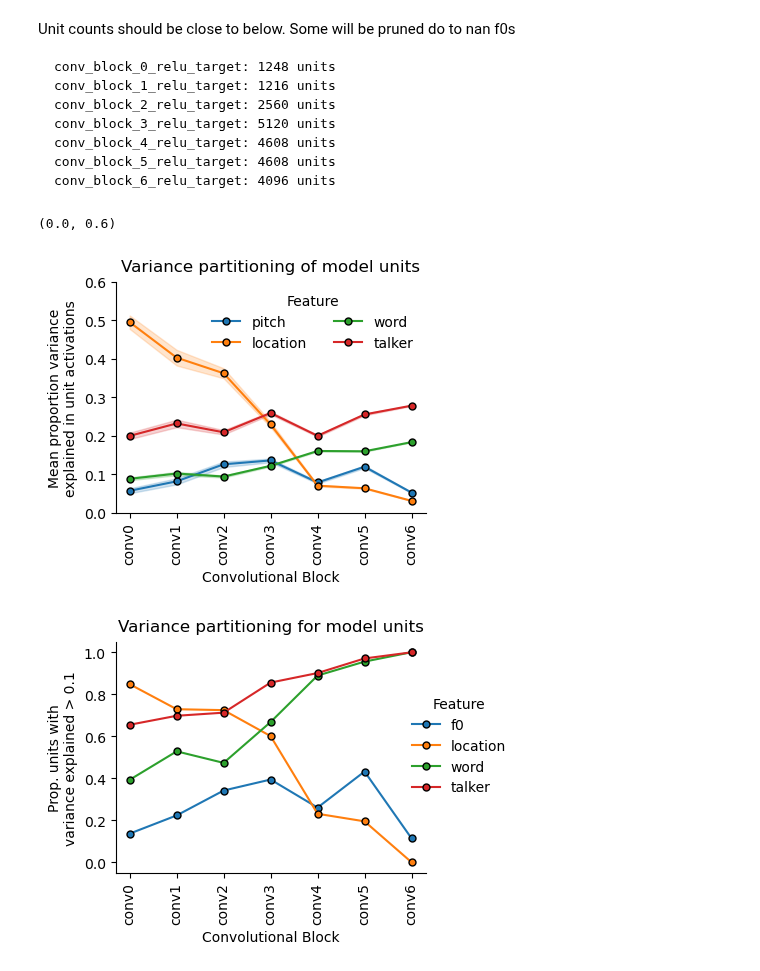
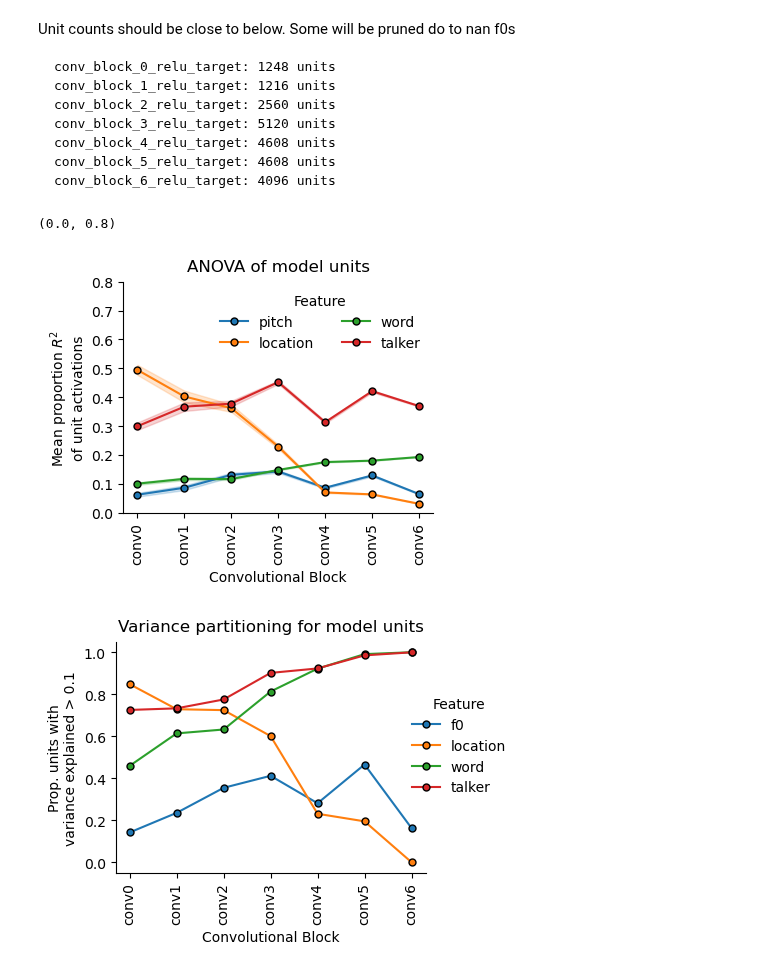
Before and after one commit to mcdermottLab/auditory_attention, a Jupyter notebook: notebooks/rebuttal_analysis/final_unit_tuning_v10_anova_jsin_stim.ipynb, the cells around one changed output. Cells and saved outputs as stored; diff of their text form; code cells hidden in the pictures.

Commit message:
Updated anova results fig for release

```diff
--- a/notebooks/rebuttal_analysis/final_unit_tuning_v10_anova_jsin_stim.ipynb
+++ b/notebooks/rebuttal_analysis/final_unit_tuning_v10_anova_jsin_stim.ipynb
@@ -135,7 +135,7 @@ Text(0.5, 1.0, 'Talker distribution')
 # Load in ANOVA results
 # %%
 results_dict = {}
-analysis_dir = Path(f"/om/scratch/Thu/imgriff/binaural_unit_activations_for_anova/{model}")
+analysis_dir = Path(f"/om/scratch/Fri/imgriff/binaural_unit_activations_for_anova/{model}")
 anova_results = list(analysis_dir.glob("*.npz"))
 anova_results = [result for result in anova_results if "jsin" in result.stem]
 
@@ -143,7 +143,8 @@ for result in anova_results:
     layer_name = "_".join(result.stem.split("_")[:3])
     if layer_name not in results_dict:
         results_dict[layer_name] = {"prop_var_exp": [], 'ssq_per_unit':[]}
-    results = np.load(result)
+    with open(result, 'rb') as f:
+        results = pickle.load(f)
     if results['prop_var_per_unit'].shape[0] > 64:
         continue
     results_dict[layer_name]["prop_var_exp"].append(results['prop_var_per_unit'])
@@ -193,39 +194,39 @@ for ix, feature in enumerate(['pitch', 'location', 'word', 'talker']):
 
     ax.plot(
         np.arange(len(results_dict)),
         mean_var_exp,
         label=feature,
         color=f"C{ix}",
         marker='o',
         markersize=5,
         markeredgecolor='k',
         markeredgewidth=1,
         )
     ax.fill_between(
         np.arange(len(results_dict)),
         mean_var_exp+std_var_exp,
         mean_var_exp-std_var_exp,
         color=f"C{ix}",
         alpha=0.2,
         )
 
-ax.set_ylabel(f'Mean proportion variance\nexplained in unit activations')
+ax.set_ylabel(f'Mean proportion $R^2$\nof unit activations')
 # plt.xlabel('Convolutional Block')
 xtick_labels = [f"conv{i}" for i in range(len(results_dict))]
-ax.set_title(f"Variance partitioning of model units", y=1.01)
+ax.set_title(f"ANOVA of model units", y=1.01)
 ax.legend(title='Feature', frameon=False, ncol=2, loc='upper right')
 
 ax.set_xticks(np.arange(len(results_dict)))
 ax.set_xticklabels(xtick_labels, rotation=90)
 ax.set_xlabel('Convolutional Block')
 ax.spines['top'].set_visible(False)
 ax.spines['right'].set_visible(False)
-ax.set_ylim(0, 0.6)
+ax.set_ylim(0, 0.8)
 
-# plt.savefig(fig_out_dir / "sup_fig_11_unit_tuning_var_partition.pdf", bbox_inches='tight', transparent=True)
+# plt.savefig(fig_out_dir / "sup_fig_11_unit_ANOVA.pdf", bbox_inches='tight', transparent=True)
 # %% [output]
-(0.0, 0.6)
+(0.0, 0.8)
-[figure, old version]
+[figure, new version]
 # %%
 ## get info for lineplot
 fig, ax = plt.subplots(figsize=(4,3))
@@ -275,7 +276,7 @@ ax.spines['right'].set_visible(False)
 # ax.set_ylim(0, 0.6)
 plt.subplots_adjust(wspace=0.3)
 # %% [output]
-[figure, old version]
+[figure, new version]
 # %%
 ## get info for lineplot
 fig, ax = plt.subplots(1,2, figsize=(8,3))
```
Also changed, not shown: parts of 2 cells of this notebook, 2 other files.
